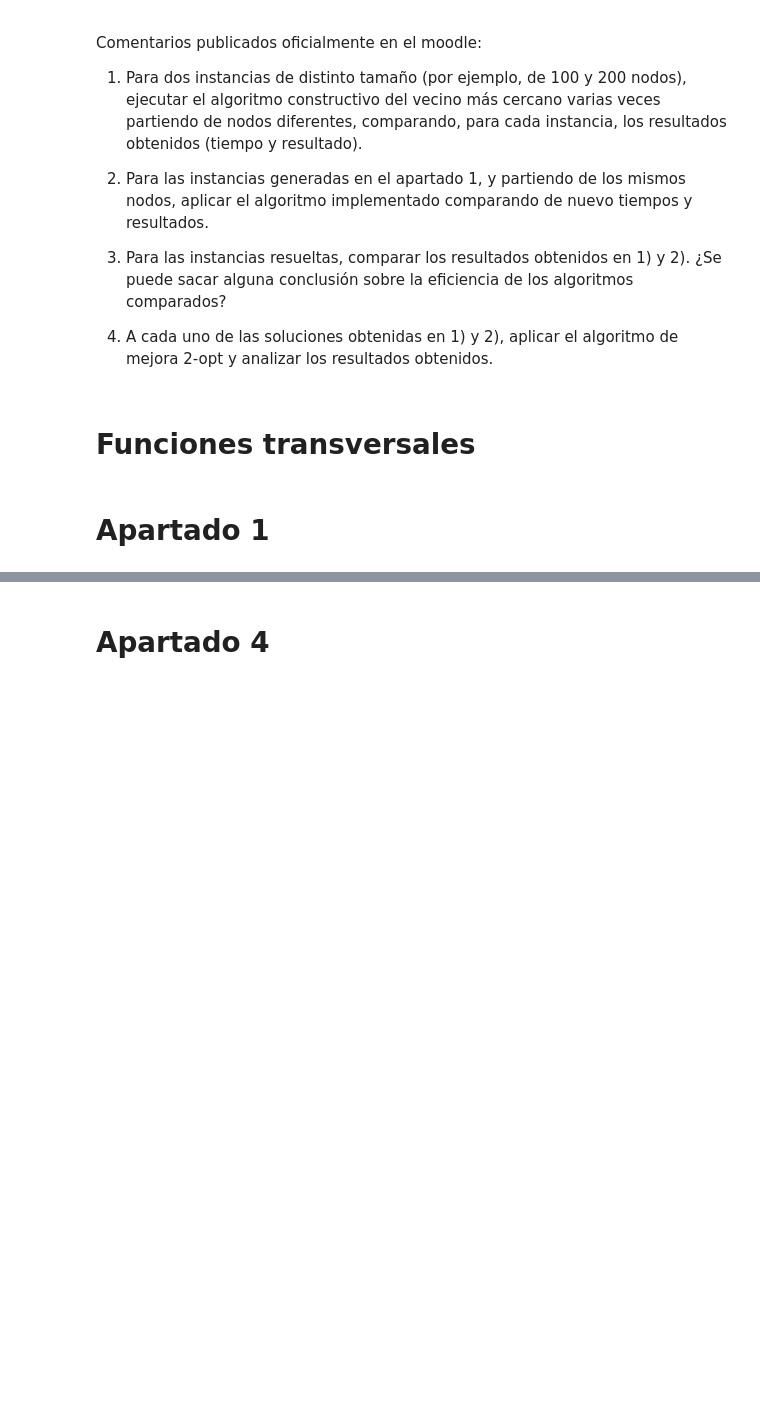
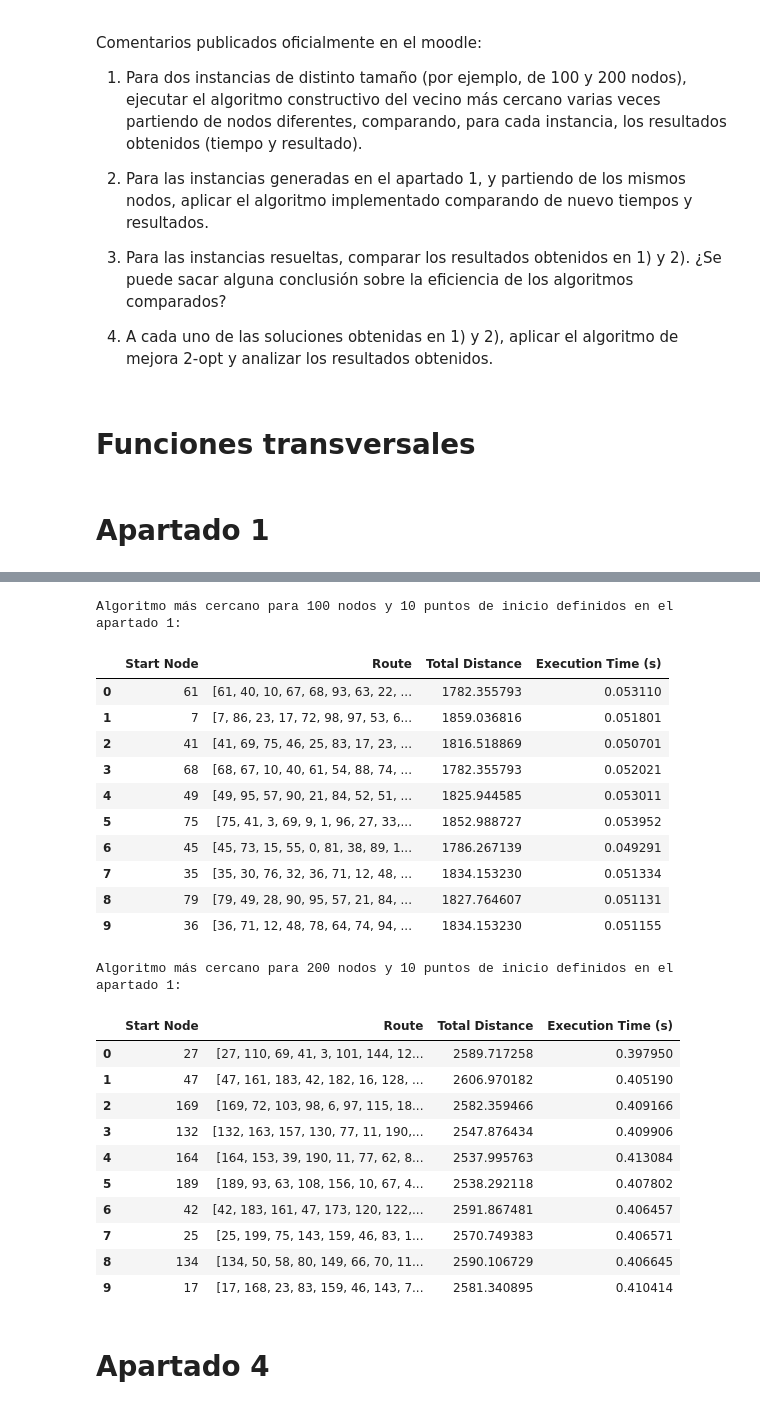
Before and after one commit to gavaldanatalia/master-umh-stat, a Jupyter notebook: IA optimizacion/p1_natalia_gavalda_entrega.ipynb, the cells around one changed output, grey strips where cells are left out. Saved outputs shown, nothing was run; the diff lists cells and outputs as text; code cells hidden in the pictures; blank space fills up the shorter version.

```diff
--- a/IA optimizacion/p1_natalia_gavalda_entrega.ipynb
+++ b/IA optimizacion/p1_natalia_gavalda_entrega.ipynb
@@ -146,2 +209,47 @@ Puntos de inicio: [ 27  47 169 132 164 189  42  25 134  17]
+# %%
+# Evaluación del algoritmo más cercado para 100 nodos y 200 nodos desde 10 nodos diferentes de inicio
+# Configuración de los datasets:
+data_100_v3 = define_smaple_of_datapoints(size=100)
+data_200_v3 = define_smaple_of_datapoints(size=200)
+
+# Matriz de distancias
+distance_matrix_100 = compute_distance_matrix(data_100_v3)
+distance_matrix_200 = compute_distance_matrix(data_200_v3)
+
+# Evaluamos el algoritmo para 100 y 200 nodos
+print("Algoritmo más cercano para 100 nodos y 10 puntos de inicio definidos en el apartado 1:")
+start_nodes = selected_start_nodes_100
+results_df_100_apartado_2 = insertion_cheap_variant_optimized(distance_matrix_100, start_nodes)
+display(results_df_100_apartado_2)
+
+print("Algoritmo más cercano para 200 nodos y 10 puntos de inicio definidos en el apartado 1:")
+start_nodes = selected_start_nodes_200
+results_df_200_apartado_2 = insertion_cheap_variant_optimized(distance_matrix_200, start_nodes)
+display(results_df_200_apartado_2)
+# %% [output]
+Algoritmo más cercano para 100 nodos y 10 puntos de inicio definidos en el apartado 1:
+|  | Start Node | Route | Total Distance | Execution Time (s) |
+| 0 | 61 | [61, 40, 10, 67, 68, 93, 63, 22, ... | 1782.355793 | 0.053110 |
+| 1 | 7 | [7, 86, 23, 17, 72, 98, 97, 53, 6... | 1859.036816 | 0.051801 |
+| 2 | 41 | [41, 69, 75, 46, 25, 83, 17, 23, ... | 1816.518869 | 0.050701 |
+| 3 | 68 | [68, 67, 10, 40, 61, 54, 88, 74, ... | 1782.355793 | 0.052021 |
+| 4 | 49 | [49, 95, 57, 90, 21, 84, 52, 51, ... | 1825.944585 | 0.053011 |
+| 5 | 75 | [75, 41, 3, 69, 9, 1, 96, 27, 33,... | 1852.988727 | 0.053952 |
+| 6 | 45 | [45, 73, 15, 55, 0, 81, 38, 89, 1... | 1786.267139 | 0.049291 |
+| 7 | 35 | [35, 30, 76, 32, 36, 71, 12, 48, ... | 1834.153230 | 0.051334 |
+| 8 | 79 | [79, 49, 28, 90, 95, 57, 21, 84, ... | 1827.764607 | 0.051131 |
+| 9 | 36 | [36, 71, 12, 48, 78, 64, 74, 94, ... | 1834.153230 | 0.051155 |
+Algoritmo más cercano para 200 nodos y 10 puntos de inicio definidos en el apartado 1:
+|  | Start Node | Route | Total Distance | Execution Time (s) |
+| 0 | 27 | [27, 110, 69, 41, 3, 101, 144, 12... | 2589.717258 | 0.397950 |
+| 1 | 47 | [47, 161, 183, 42, 182, 16, 128, ... | 2606.970182 | 0.405190 |
+| 2 | 169 | [169, 72, 103, 98, 6, 97, 115, 18... | 2582.359466 | 0.409166 |
+| 3 | 132 | [132, 163, 157, 130, 77, 11, 190,... | 2547.876434 | 0.409906 |
+| 4 | 164 | [164, 153, 39, 190, 11, 77, 62, 8... | 2537.995763 | 0.413084 |
+| 5 | 189 | [189, 93, 63, 108, 156, 10, 67, 4... | 2538.292118 | 0.407802 |
+| 6 | 42 | [42, 183, 161, 47, 173, 120, 122,... | 2591.867481 | 0.406457 |
+| 7 | 25 | [25, 199, 75, 143, 159, 46, 83, 1... | 2570.749383 | 0.406571 |
+| 8 | 134 | [134, 50, 58, 80, 149, 66, 70, 11... | 2590.106729 | 0.406645 |
+| 9 | 17 | [17, 168, 23, 83, 159, 46, 143, 7... | 2581.340895 | 0.410414 |
 # %% [markdown]
 # Apartado 4
```
Also changed, not shown: parts of 8 cells of this notebook, 8 other files.
